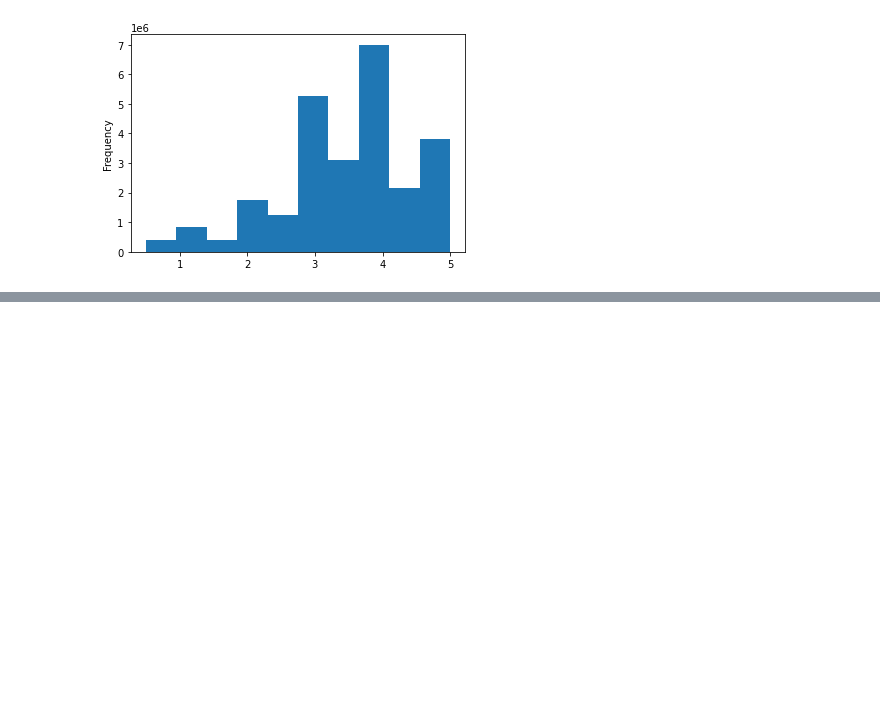
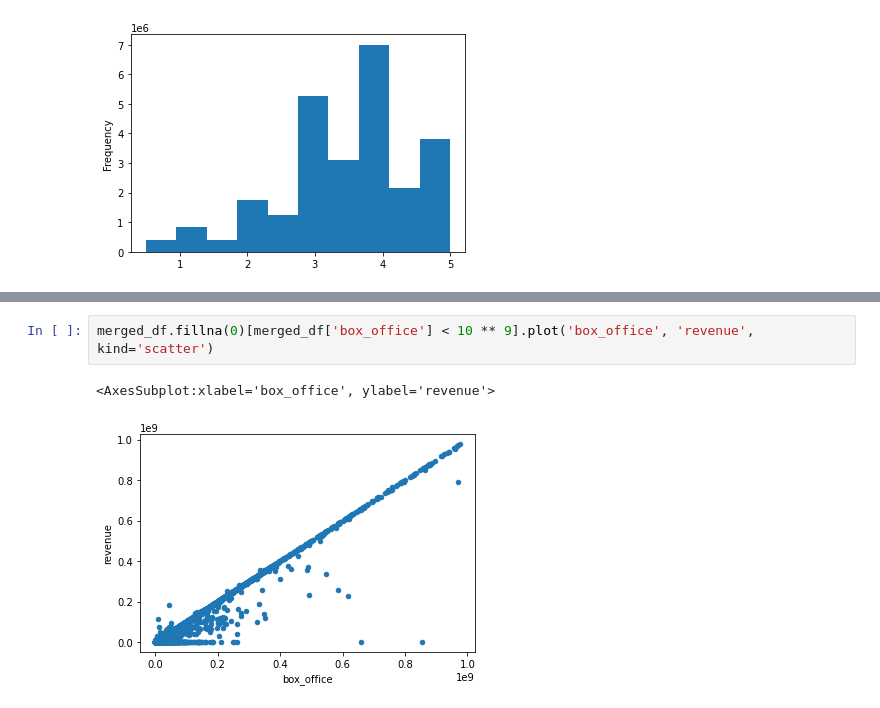
Before and after one commit to cdeanatx/Movies-ETL, a Jupyter notebook: wiki_data_explore.ipynb, the cells around one changed output, grey strips where cells are left out. Cells and saved outputs as stored; diff of their text form; blank space fills up the shorter version.

```diff
--- a/wiki_data_explore.ipynb
+++ b/wiki_data_explore.ipynb
@@ -777,0 +832,5 @@ Name: rating, dtype: float64
+# %%
+merged_df.fillna(0)[merged_df['box_office'] < 10 ** 9].plot('box_office', 'revenue', kind='scatter')
+# %% [output]
+<AxesSubplot:xlabel='box_office', ylabel='revenue'>
+[figure, added]
```
Also changed, not shown: parts of 29 cells of this notebook.
